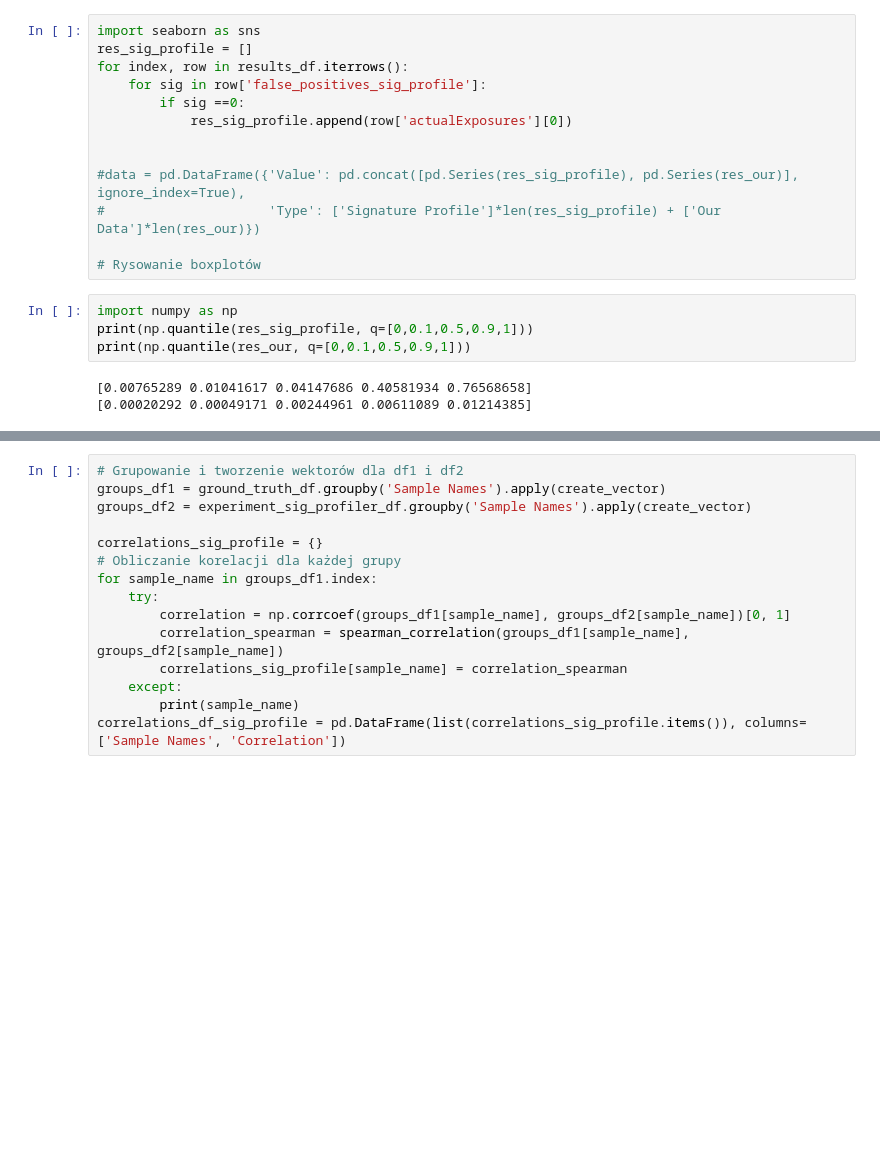
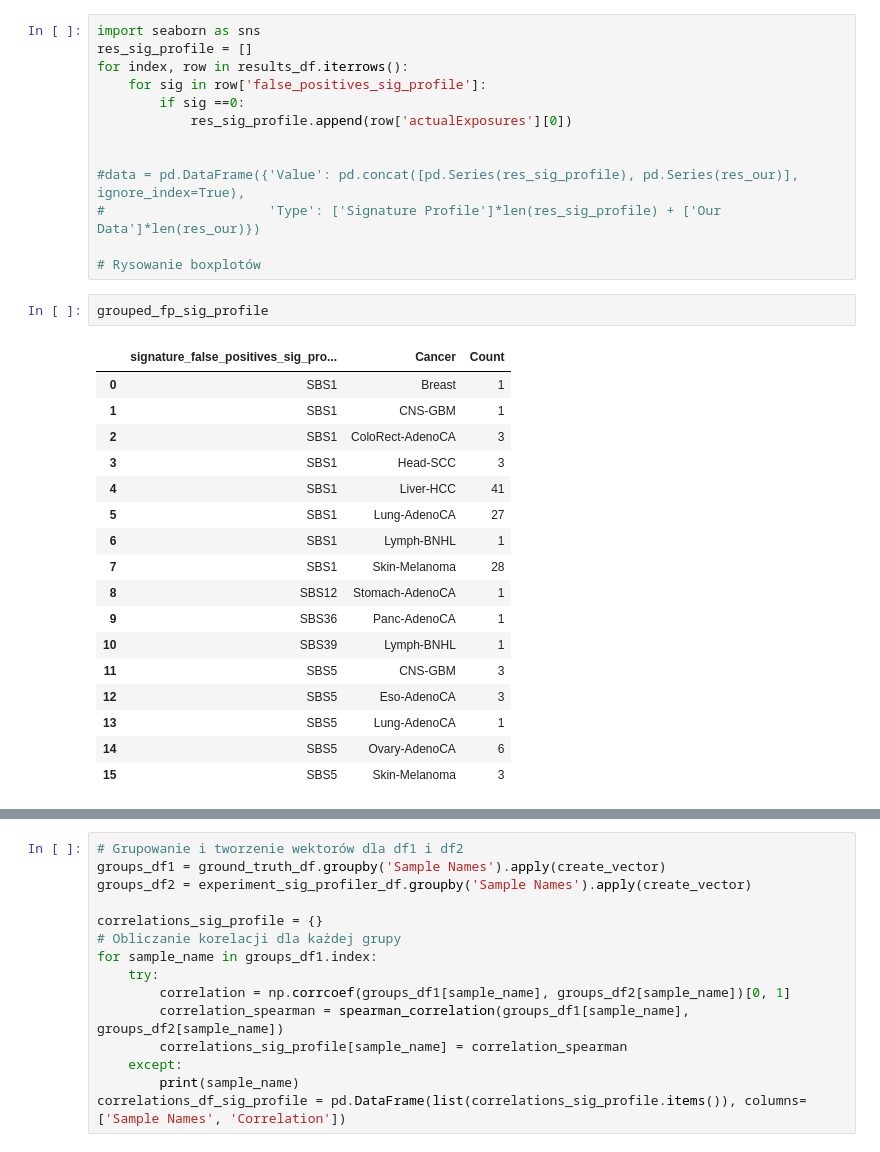
Before and after one commit to marcin119a/data_comparation, a Jupyter notebook: benchmark_6_output/interpretation_benchmark_6.ipynb, the cells around one changed output, grey strips where cells are left out. Drawn from its saved outputs; the diff is of its cells as text; blank space fills up the shorter version.

```diff
--- a/benchmark_6_output/interpretation_benchmark_6.ipynb
+++ b/benchmark_6_output/interpretation_benchmark_6.ipynb
@@ -365,12 +390,25 @@ for index, row in results_df.iterrows():
 #                     'Type': ['Signature Profile']*len(res_sig_profile) + ['Our Data']*len(res_our)})
 
 # Rysowanie boxplotów
-# %%
-import numpy as np
-print(np.quantile(res_sig_profile, q=[0,0.1,0.5,0.9,1]))
-print(np.quantile(res_our, q=[0,0.1,0.5,0.9,1]))
-# %% [output]
-[0.00765289 0.01041617 0.04147686 0.40581934 0.76568658]
-[0.00020292 0.00049171 0.00244961 0.00611089 0.01214385]
+# %%
+grouped_fp_sig_profile
+# %% [output]
+|  | signature_false_positives_sig_pro... | Cancer | Count |
+| 0 | SBS1 | Breast | 1 |
+| 1 | SBS1 | CNS-GBM | 1 |
+| 2 | SBS1 | ColoRect-AdenoCA | 3 |
+| 3 | SBS1 | Head-SCC | 3 |
+| 4 | SBS1 | Liver-HCC | 41 |
+| 5 | SBS1 | Lung-AdenoCA | 27 |
+| 6 | SBS1 | Lymph-BNHL | 1 |
+| 7 | SBS1 | Skin-Melanoma | 28 |
+| 8 | SBS12 | Stomach-AdenoCA | 1 |
+| 9 | SBS36 | Panc-AdenoCA | 1 |
+| 10 | SBS39 | Lymph-BNHL | 1 |
+| 11 | SBS5 | CNS-GBM | 3 |
+| 12 | SBS5 | Eso-AdenoCA | 3 |
+| 13 | SBS5 | Lung-AdenoCA | 1 |
+| 14 | SBS5 | Ovary-AdenoCA | 6 |
+| 15 | SBS5 | Skin-Melanoma | 3 |
 # %%
 import matplotlib.pyplot as plt
```
Also changed, not shown: parts of 23 cells of this notebook, 6 other files.
